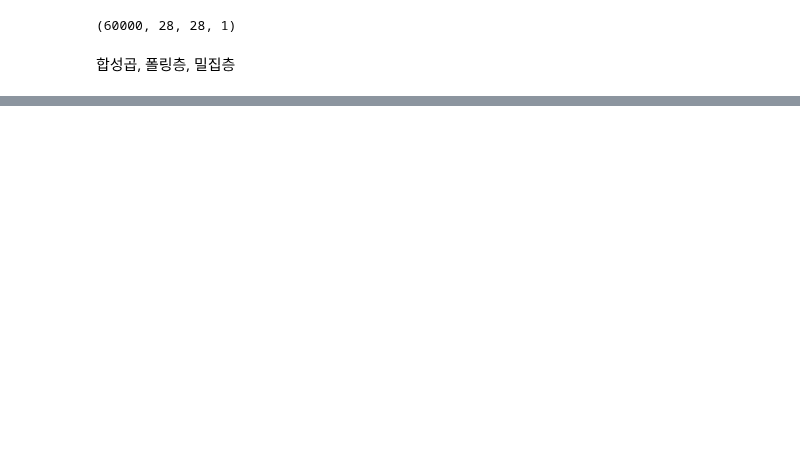
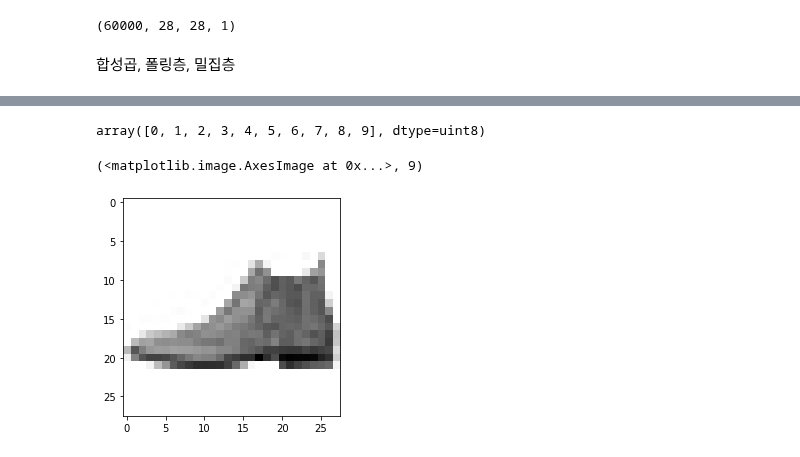
Before and after one commit to leekyuyoung20221226/python, a Jupyter notebook: 머신러닝_20230314.ipynb, the cells around one changed output, grey strips where cells are left out. Cells and saved outputs as stored; diff of their text form; code cells hidden in the pictures; blank space fills up the shorter version.

```diff
--- a/머신러닝_20230314.ipynb
+++ b/머신러닝_20230314.ipynb
@@ -80,0 +109,3 @@ hist = model.fit(x_train,y_train,epochs=20,
+# %%
+test_input_sacled = test_input / 255.0
+model.evaluate(test_input_sacled.reshape(-1,28,28,1),test_target)
@@ -80,0 +115,10 @@ hist = model.fit(x_train,y_train,epochs=20,
+# %%
+import numpy as np
+np.unique(test_target)
+# %% [output]
+array([0, 1, 2, 3, 4, 5, 6, 7, 8, 9], dtype=uint8)
+# %%
+plt.imshow(test_input_sacled[0], cmap='gray_r'), test_target[0]
+# %% [output]
+(<matplotlib.image.AxesImage at 0x...>, 9)
+[figure, added]
```
Also changed, not shown: parts of 19 cells of this notebook.
